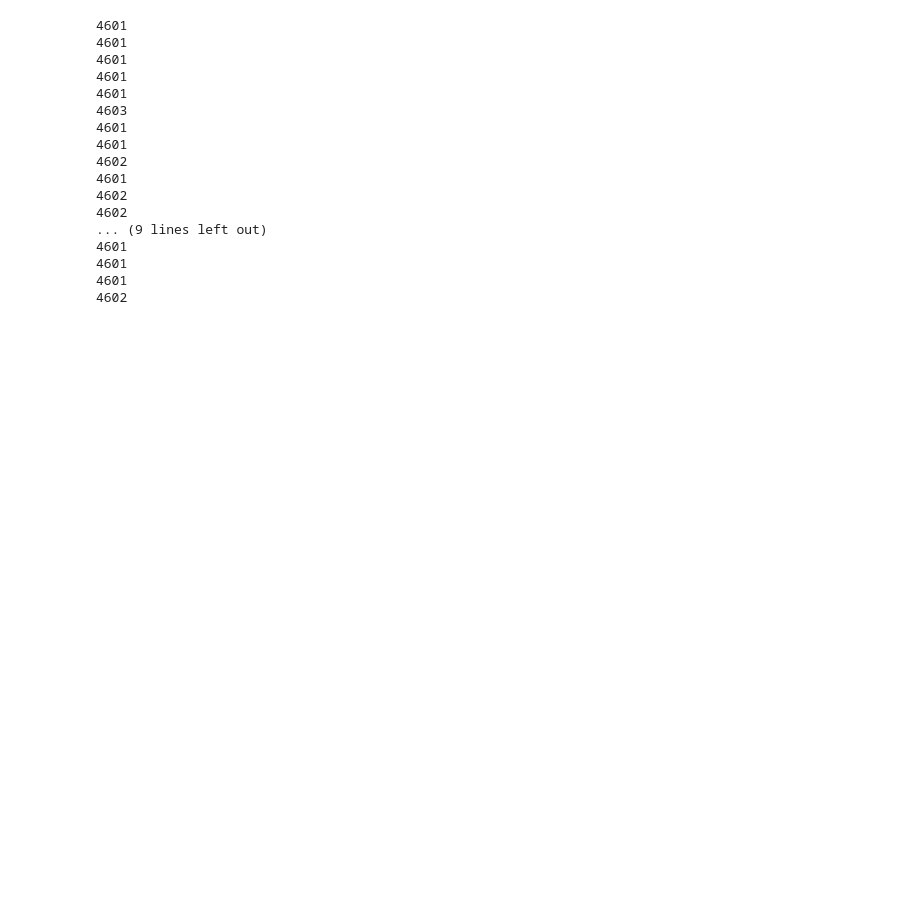
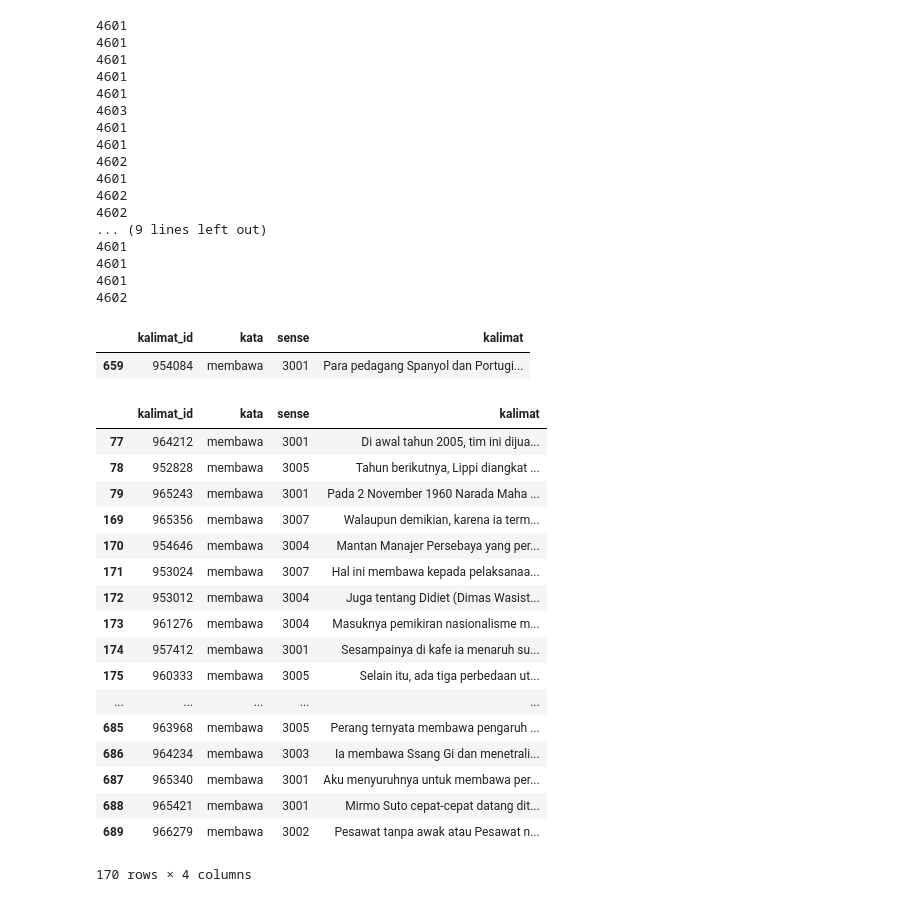
Before and after one commit to aselhid/ta_nlp, a Jupyter notebook: dataset_processing.ipynb, the cells around one changed output. Saved outputs shown, nothing was run; the diff lists cells and outputs as text; code cells hidden in the pictures; blank space fills up the shorter version.

```diff
--- a/dataset_processing.ipynb
+++ b/dataset_processing.ipynb
@@ -3256,3 +3242,29 @@ for i in range(7237, 7262):
 4602
 # %%
 dataset.to_csv("training_set/fixed.csv", index=False)
+# %%
+dataset.sample()
+# %% [output]
+|  | kalimat_id | kata | sense | kalimat |
+| 659 | 954084 | membawa | 3001 | Para pedagang Spanyol dan Portugi... |
+# %%
+dataset[dataset['kata']=='membawa']
+# %% [output]
+|  | kalimat_id | kata | sense | kalimat |
+| 77 | 964212 | membawa | 3001 | Di awal tahun 2005, tim ini dijua... |
+| 78 | 952828 | membawa | 3005 | Tahun berikutnya, Lippi diangkat ... |
+| 79 | 965243 | membawa | 3001 | Pada 2 November 1960 Narada Maha ... |
+| 169 | 965356 | membawa | 3007 | Walaupun demikian, karena ia term... |
+| 170 | 954646 | membawa | 3004 | Mantan Manajer Persebaya yang per... |
+| 171 | 953024 | membawa | 3007 | Hal ini membawa kepada pelaksanaa... |
+| 172 | 953012 | membawa | 3004 | Juga tentang Didiet (Dimas Wasist... |
+| 173 | 961276 | membawa | 3004 | Masuknya pemikiran nasionalisme m... |
+| 174 | 957412 | membawa | 3001 | Sesampainya di kafe ia menaruh su... |
+| 175 | 960333 | membawa | 3005 | Selain itu, ada tiga perbedaan ut... |
+| ... | ... | ... | ... | ... |
+| 685 | 963968 | membawa | 3005 | Perang ternyata membawa pengaruh ... |
+| 686 | 964234 | membawa | 3003 | Ia membawa Ssang Gi dan menetrali... |
+| 687 | 965340 | membawa | 3001 | Aku menyuruhnya untuk membawa per... |
+| 688 | 965421 | membawa | 3001 | Mirmo Suto cepat-cepat datang dit... |
+| 689 | 966279 | membawa | 3002 | Pesawat tanpa awak atau Pesawat n... |
+170 rows × 4 columns
```
Also changed, not shown: parts of 2 cells of this notebook, 7 other files.
